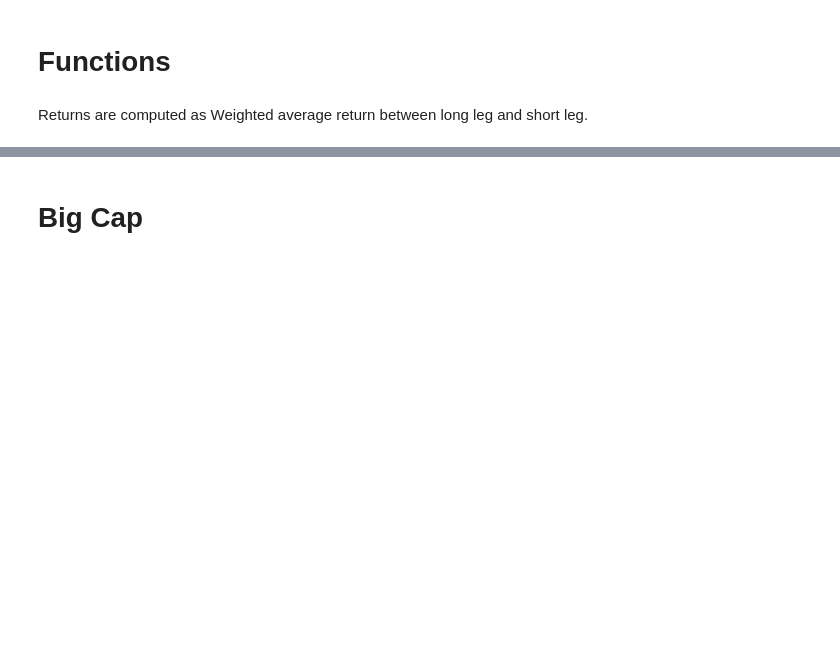
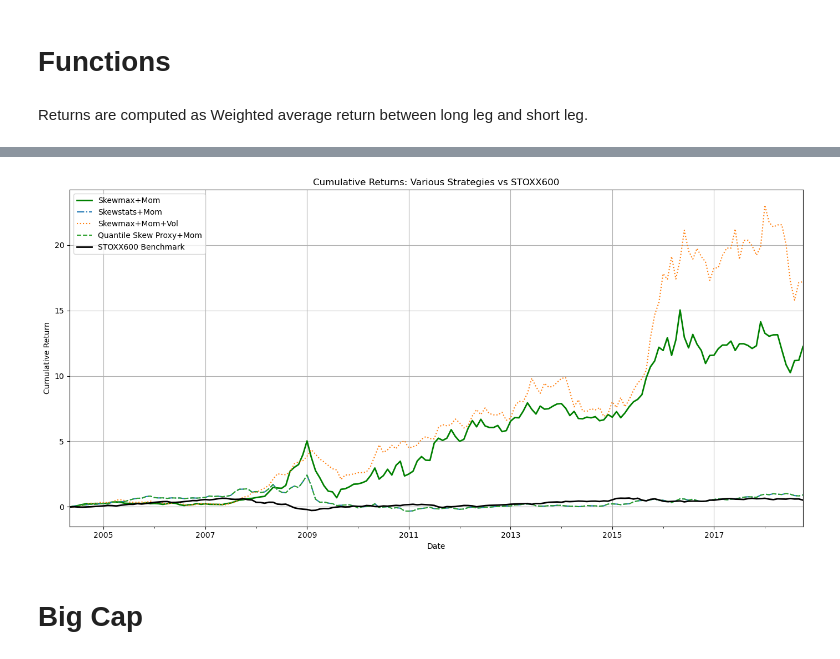
Before and after one commit to keitaVigano/skewness-enhanced-momentum_STOXX600, a Jupyter notebook: analysis.ipynb, the cells around one changed output, grey strips where cells are left out. Saved outputs shown, nothing was run; the diff lists cells and outputs as text; code cells hidden in the pictures; blank space fills up the shorter version.

```diff
--- a/analysis.ipynb
+++ b/analysis.ipynb
@@ -644,0 +807,4 @@ def compute_monthly_skew_filtered(df_returns, companies, reference_date, min_val
+# %%
+stoxx600_returns = pd.read_csv("STOCXX600.csv", index_col = "Dates")
+stoxx600_returns.dropna(inplace=True)
+stoxx600_returns
@@ -645,3 +826,53 @@ def compute_monthly_skew_filtered(df_returns, companies, reference_date, min_val
+# %%
+if not isinstance(results_big_vol_plot.index, pd.PeriodIndex):
+    results_big_vol_plot.index = pd.to_datetime(results_big_vol_plot.index).to_period('M')
+
+if not isinstance(stoxx600_returns.index, pd.PeriodIndex):
+    stoxx600_returns.index = pd.to_datetime(stoxx600_returns.index).to_period('M')
+
+if not isinstance(results_big_plot.index, pd.PeriodIndex):
+    results_big_plot.index = pd.to_datetime(results_big_plot.index).to_period('M')
+
+if not isinstance(results_big_quantile.index, pd.PeriodIndex):
+    results_big_quantile.index = pd.to_datetime(results_big_quantile.index).to_period('M')
+
+if not isinstance(results_big_monthly_skew.index, pd.PeriodIndex):
+    results_big_monthly_skew.index = pd.to_datetime(results_big_monthly_skew.index).to_period('M')
+
+aligned_big = results_big_plot[['cumulative_return']].rename(columns={'cumulative_return': 'Strategy_base'})
+aligned_big = aligned_big.join(
+    stoxx600_returns[['stoxx600_cumulative_return']],
+    how='inner'
+).join(
+    results_big_monthly_skew[['cumulative_return']].rename(columns={'cumulative_return': 'Strategy_skew'}),
+    how='inner'
+).join(
+    results_big_vol_plot[['cumulative_return']].rename(columns={'cumulative_return': 'Strategy_vol'}),
+    how='inner'
+).join(
+    results_big_quantile[['cumulative_return']].rename(columns={'cumulative_return': 'Strategy_quantile'}),
+    how='inner'
+)
+
+aligned_big.index = aligned_big.index.to_timestamp()
+
+# Plot
+plt.figure(figsize=(14, 7))
+aligned_big['Strategy_base'].plot(label='Skewmax+Mom', linewidth=2, color='green')
+aligned_big['Strategy_skew'].plot(label='Skewstats+Mom', linewidth=1.5, linestyle='-.')
+aligned_big['Strategy_vol'].plot(label='Skewmax+Mom+Vol', linewidth=1.5, linestyle=':')
+aligned_big['Strategy_quantile'].plot(label='Quantile Skew Proxy+Mom', linewidth=1.5, linestyle='--')
+aligned_big['stoxx600_cumulative_return'].plot(label='STOXX600 Benchmark', linewidth=2, color='black')
+
+plt.title("Cumulative Returns: Various Strategies vs STOXX600")
+plt.xlabel("Date")
+plt.ylabel("Cumulative Return")
+plt.legend()
+plt.grid(True)
+plt.tight_layout()
+plt.show()
+# %% [output]
+[figure, added]
 # %% [markdown]
 # Big Cap
 # %%
```
Also changed, not shown: parts of 6 cells of this notebook.
